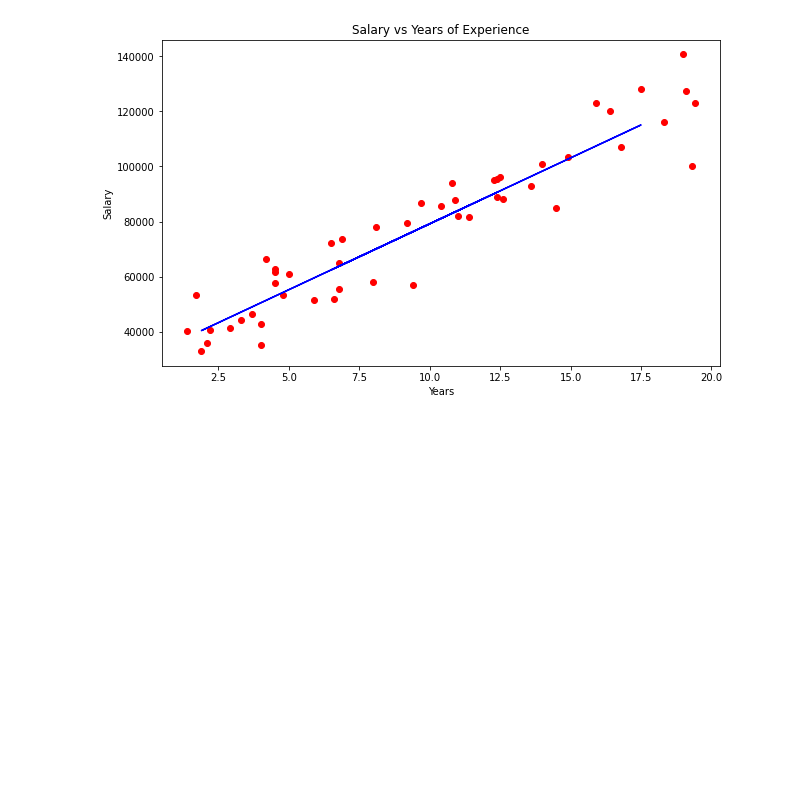
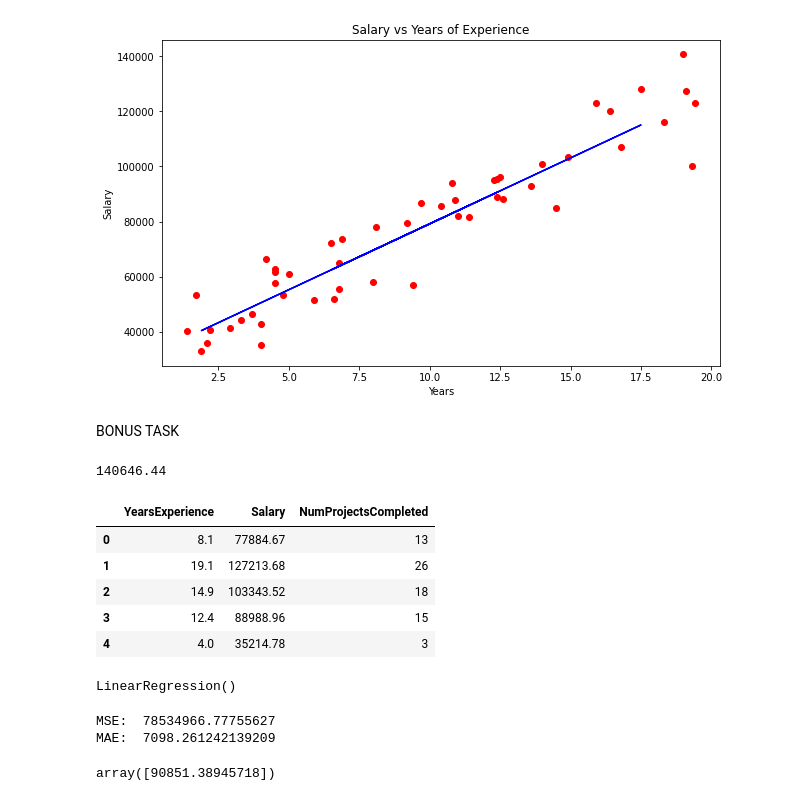
Before and after one commit to Aaryan24/bcs-fap-1, a Jupyter notebook: main.ipynb, the cells around one changed output. Drawn from its saved outputs; the diff is of its cells as text; code cells hidden in the pictures; blank space fills up the shorter version.

Commit message:
Updating with bonus task

```diff
--- a/main.ipynb
+++ b/main.ipynb
@@ -72,3 +74,47 @@ plt.ylabel('Salary')
 # %% [output]
 Text(0, 0.5, 'Salary')
 [figure]
+# %% [markdown]
+BONUS TASK
+# %%
+max_salary=data.loc[:,'Salary'].max()
+max_salary
+# %% [output]
+140646.44
+# %%
+data.loc[:, 'NumProjectsCompleted'] =[ int(i) for i in data.loc[:, 'YearsExperience']*1.2 + (data.loc[:, 'Salary'] / max_salary)*3 +(6*np.random.random((len(data),))-3)]
+data.head()
+# %% [output]
+|  | YearsExperience | Salary | NumProjectsCompleted |
+| 0 | 8.1 | 77884.67 | 13 |
+| 1 | 19.1 | 127213.68 | 26 |
+| 2 | 14.9 | 103343.52 | 18 |
+| 3 | 12.4 | 88988.96 | 15 |
+| 4 | 4.0 | 35214.78 | 3 |
+# %%
+X = data[['YearsExperience', 'NumProjectsCompleted']]
+y = data['Salary']
+X_train, X_test, y_train, y_test = train_test_split(X, y, test_size=0.2, random_state=42)
+cute_model_2 = LinearRegression()
+cute_model_2.fit(X_train, y_train)
+# %% [output]
+LinearRegression()
+# %%
+y_pred = cute_model_2.predict(X_test)
+print("MSE: ",sklearn.metrics.mean_squared_error(y_test, y_pred))
+print("MAE: ", sklearn.metrics.mean_absolute_error(y_test, y_pred))
+# %% [output]
+MSE:  78534966.77755627
+MAE:  7098.261242139209
+# %%
+#Prediciton for someone with 10 years of experience and 20 projects completed
+cute_model_2.predict([[10,20]])
+
+#seeing the result ~90k we can see that this is higher than 79k predicted by
+#cute model (which only takes years of experience into account)...hence we can
+#see that the new model is sort of more accurate as it can take more factors into account
+
+#moreover if we see the dataset, people with experience 10.4-10.9yrs are paid
+#around 90k (85-94k), so the prediction is quite accurate by the second model
+# %% [output]
+array([90851.38945718])
```
Also changed, not shown: parts of 1 cell of this notebook.
